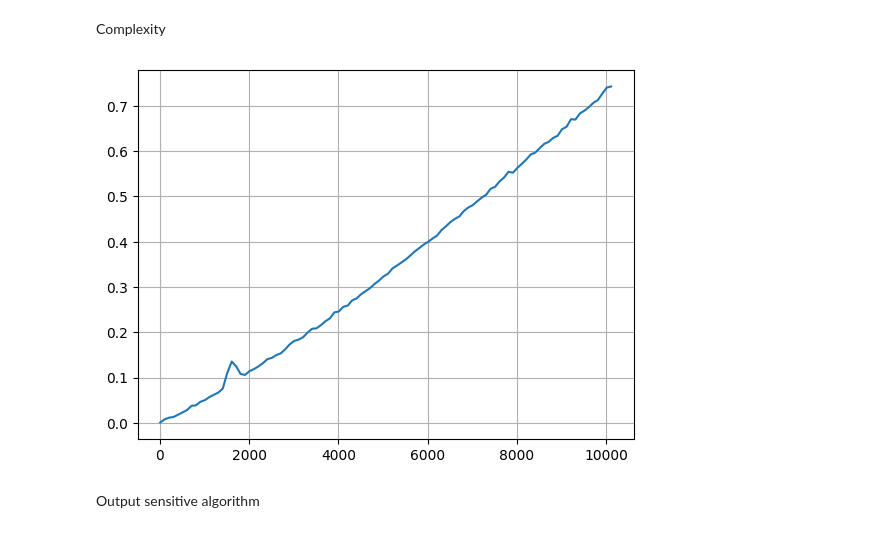
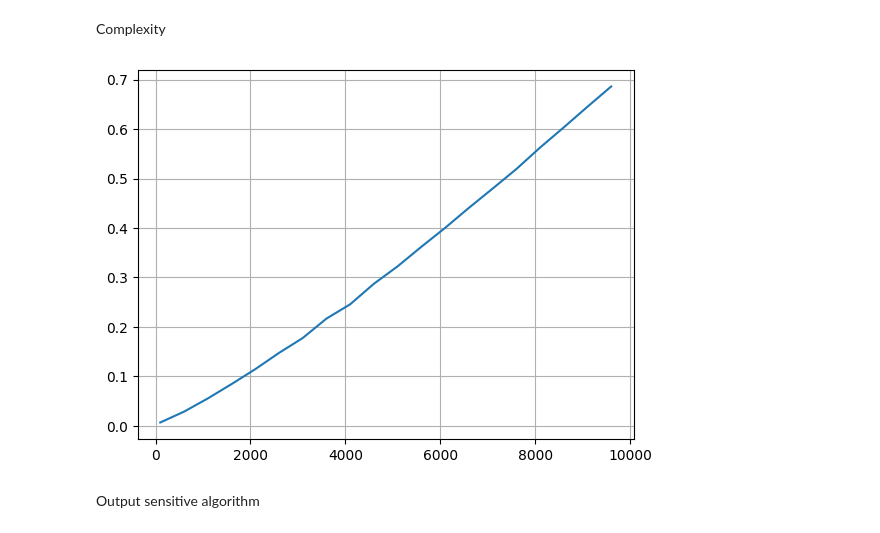
Before and after one commit to jacedoir/INF421_PI_Project, a Jupyter notebook: project.ipynb, the cells around one changed output. Cells and saved outputs as stored; diff of their text form; code cells hidden in the pictures.

```diff
--- a/project.ipynb
+++ b/project.ipynb
@@ -192,39 +192,31 @@ def affichage_chaine(Dataset):
 Complexity
 # %%
 def print_complexity():
-    i=int(1)
-    s=int(1e2)
-    step=5*int(1e1)
+    i=int(1e2)
+    s=int(1e4)
+    step=5*int(1e2)
 
-    i2=int(1e2)
-    s2=int(1e4)
-    step2=int(1e2)
-
-    i3=int(1e4)
-    s3=int(1e6)
-    step3=2*int(1e4)
-
-    R=list(range(i,s,step))+list(range(i2,s2,step2))+list(range(i3,s3,step3))
+    R=list(range(i,s,step))
 
     n = []
     time_table = []
-    for i in tqdm(range(10,10200,100)):
+    for i in tqdm(R):
         t_init = time.time()
         A = generateA(i)
         A = tri_fusion(A)
         chain_lower = sweeping_algorithm_lower(A)
         chain_upper = sweeping_algorithm_upper(A)
         t_final = time.time()
         n.append(i)
         time_table.append(t_final-t_init)
 
     plt.plot(n, time_table)
     plt.grid()
     plt.show()
 
 print_complexity()
 # %% [output]
-[figure, old version]
+[figure, new version]
 # %% [markdown]
 Output sensitive algorithm
 # %%
```
Also changed, not shown: parts of 4 cells of this notebook.
